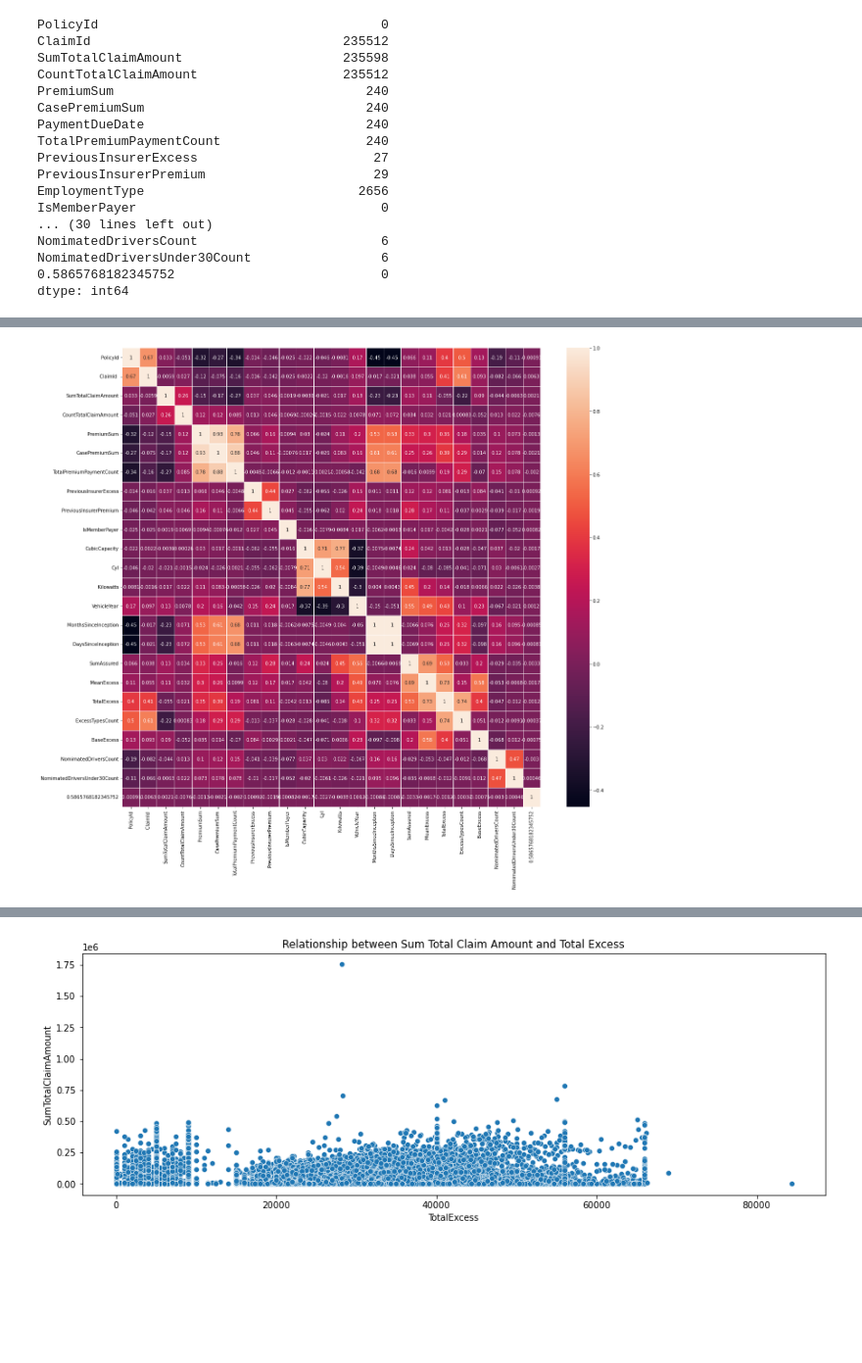
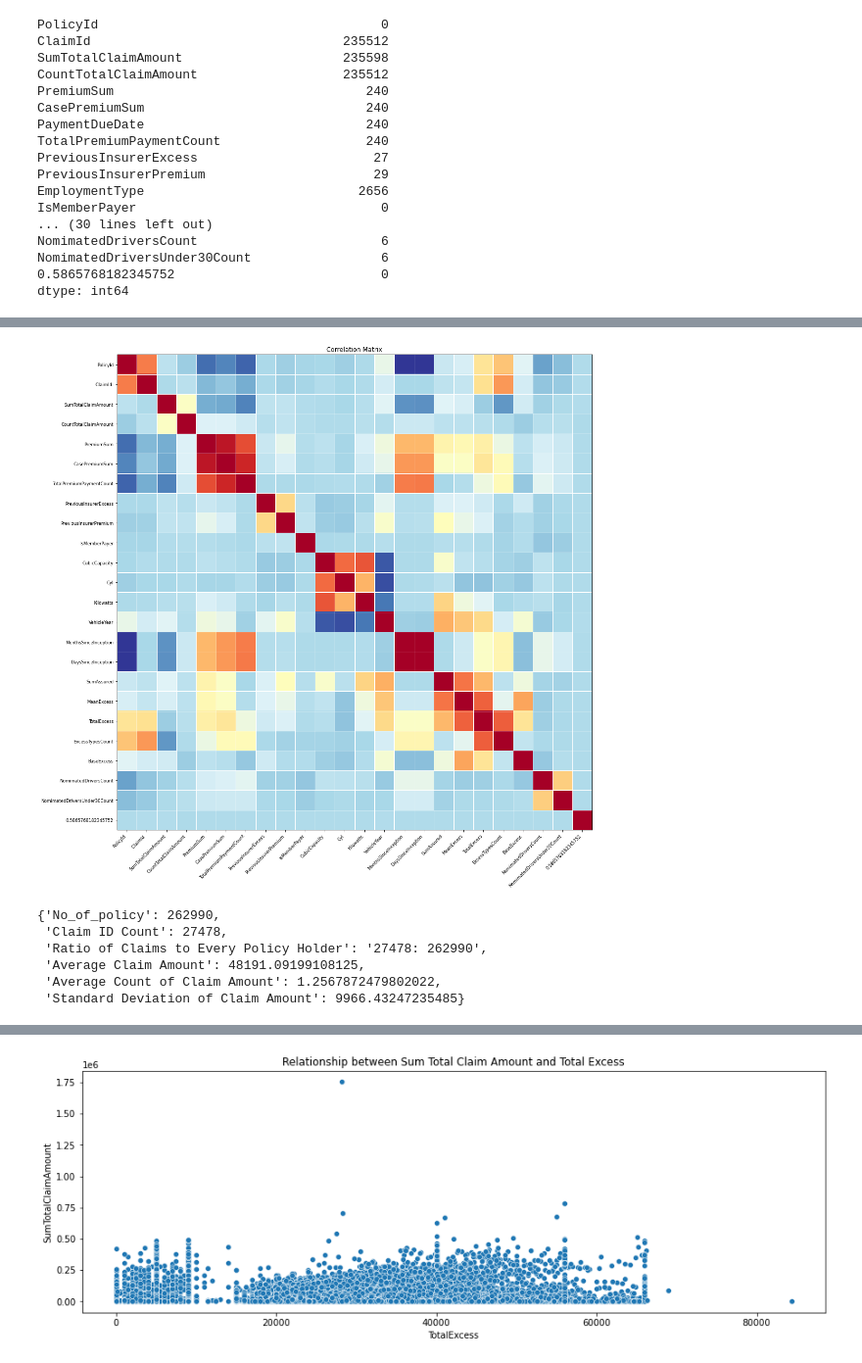
Before and after one commit to Pheelog/Insurance-Claim-Modelling, a Jupyter notebook: Insurance Claim Model.ipynb, the cells around one changed output, grey strips where cells are left out. Shown: that part at 98% size. Drawn from its saved outputs; the diff is of its cells as text; code cells hidden in the pictures; blank space fills up the shorter version.

```diff
--- a/Insurance Claim Model.ipynb
+++ b/Insurance Claim Model.ipynb
@@ -123,9 +124,9 @@ df.corr()
 | NomimatedDriversCount | -0.187614 | -0.082379 | -0.044302 | 0.013327 | 0.100676 | 0.117991 | ... |
 | NomimatedDriversUnder30Count | -0.106212 | -0.066292 | -0.006269 | 0.022365 | 0.073290 | 0.077908 | ... |
 | 0.5865768182345752 | -0.000908 | 0.006330 | 0.002106 | -0.007581 | -0.001310 | -0.002064 | ... |
-# %%
-corr = df.corr();
-fig, ax = plt.subplots(figsize=(20,18))
-sns.heatmap(corr, annot=True, ax=ax, linewidths=1, xticklabels=True, yticklabels=True);
-# %% [output]
-[figure, removed]
+# %%
+fig = plt.figure(figsize=(15,15));
+ax = fig.add_subplot(111);
+plot_corr(df.corr(), xnames = df.corr().columns, ax = ax);
+# %% [output]
+[figure, added]
@@ -131,0 +149,9 @@ sns.heatmap(corr, annot=True, ax=ax, linewidths=1, xticklabels=True, yticklabels
+# %%
+data_dict
+# %% [output]
+{'No_of_policy': 262990,
+ 'Claim ID Count': 27478,
+ 'Ratio of Claims to Every Policy Holder': '27478: 262990',
+ 'Average Claim Amount': 48191.09199108125,
+ 'Average Count of Claim Amount': 1.2567872479802022,
+ 'Standard Deviation of Claim Amount': 9966.43247235485}
```
Also changed, not shown: parts of 5 cells of this notebook.
